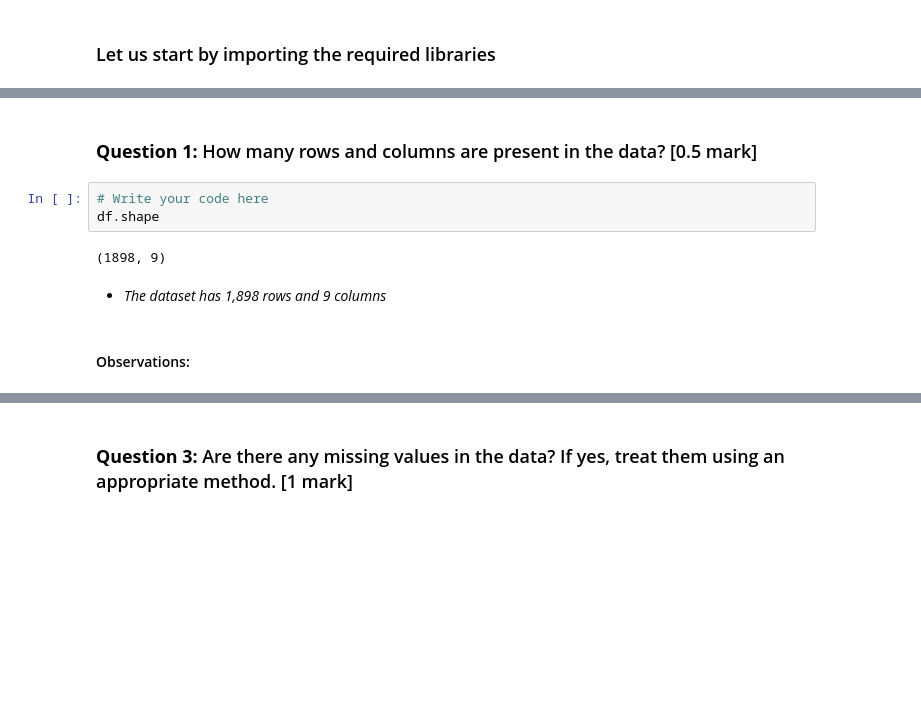
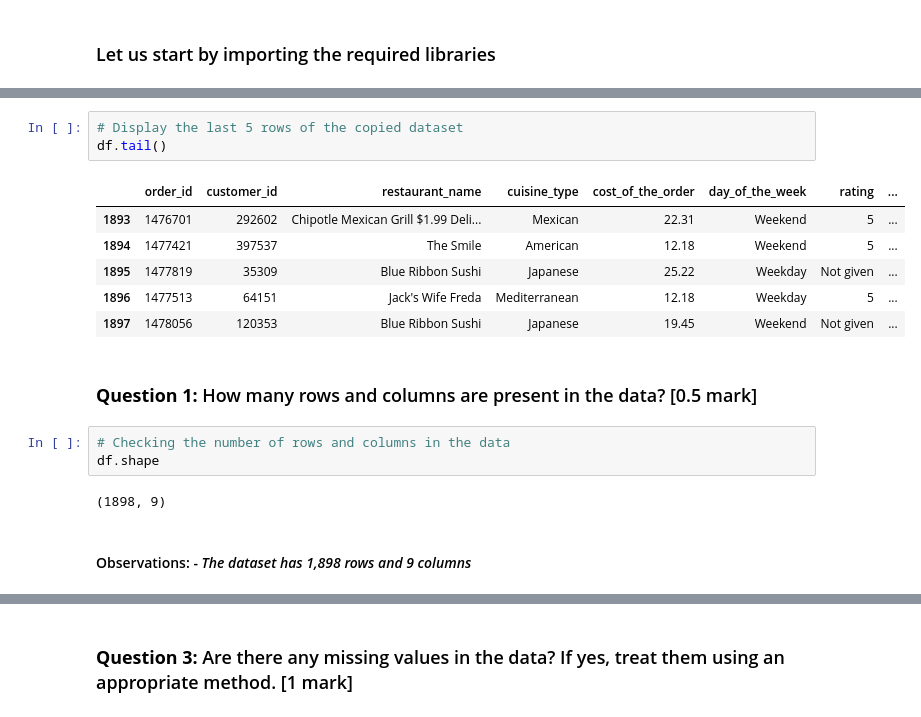
Before and after one commit to sarvanios6/foodhub-py, a Jupyter notebook: IP_Project_Question_Notebook.ipynb, the cells around one changed output, grey strips where cells are left out. Saved outputs shown, nothing was run; the diff lists cells and outputs as text; blank space fills up the shorter version.

```diff
--- a/IP_Project_Question_Notebook.ipynb
+++ b/IP_Project_Question_Notebook.ipynb
@@ -46,12 +80,20 @@ df.head()
+# %%
+# Display the last 5 rows of the copied dataset
+df.tail()
+# %% [output]
+|  | order_id | customer_id | restaurant_name | cuisine_type | cost_of_the_order | day_of_the_week | rating | ... |
+| 1893 | 1476701 | 292602 | Chipotle Mexican Grill $1.99 Deli... | Mexican | 22.31 | Weekend | 5 | ... |
+| 1894 | 1477421 | 397537 | The Smile | American | 12.18 | Weekend | 5 | ... |
+| 1895 | 1477819 | 35309 | Blue Ribbon Sushi | Japanese | 25.22 | Weekday | Not given | ... |
+| 1896 | 1477513 | 64151 | Jack's Wife Freda | Mediterranean | 12.18 | Weekday | 5 | ... |
+| 1897 | 1478056 | 120353 | Blue Ribbon Sushi | Japanese | 19.45 | Weekend | Not given | ... |
 # %% [markdown]
 ### **Question 1:** How many rows and columns are present in the data? [0.5 mark]
-# %%
-# Write your code here
-df.shape
-# %% [output]
-(1898, 9)
+# %%
+# Checking the number of rows and columns in the data
+df.shape
+# %% [output]
+(1898, 9)
 # %% [markdown]
-- *The dataset has 1,898 rows and 9 columns*
+#### Observations: - *The dataset has 1,898 rows and 9 columns*
-# %% [markdown]
-#### Observations:
 # %% [markdown]
```
Also changed, not shown: parts of 32 cells of this notebook.
